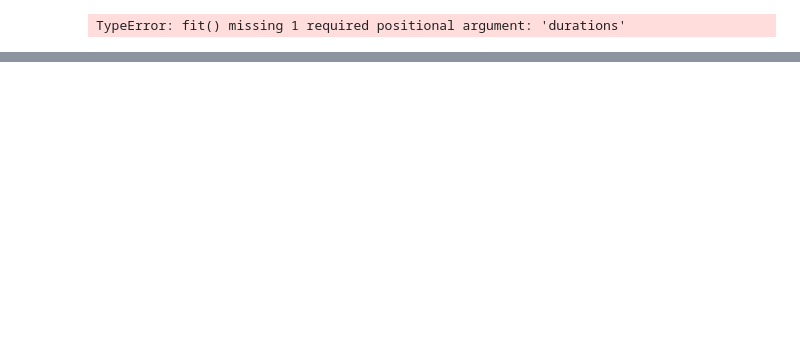
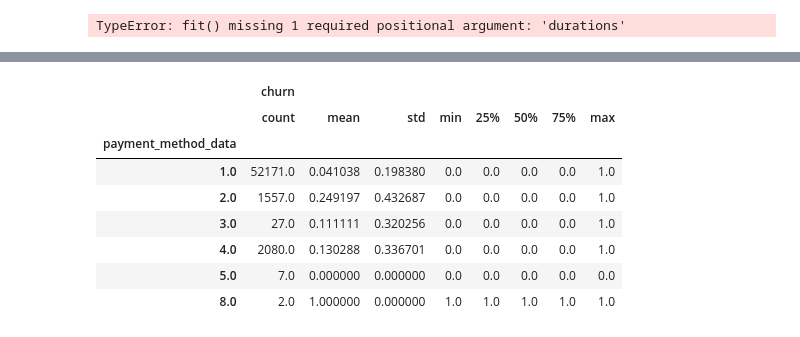
Before and after one commit to DiegoAlves-data/Visual_Studio_Data_Science, a Jupyter notebook: Final_Project/Final_Project_02.ipynb, the cells around one changed output, grey strips where cells are left out. Cells and saved outputs as stored; diff of their text form; code cells hidden in the pictures; blank space fills up the shorter version.

```diff
--- a/Final_Project/Final_Project_02.ipynb
+++ b/Final_Project/Final_Project_02.ipynb
@@ -610,0 +702,3 @@ def survival(data, group_field, time_field, event_field):
+# %%
+data_final['country'] = data_final.apply(replace, axis=1)
+data_final['country']
@@ -610,0 +718,3 @@ def survival(data, group_field, time_field, event_field):
+# %%
+teste = data_final.drop(['metadata.sessionCity','metadata.sessionCountryCode', 'metadata.sessionIsp','subscription_gateway_code', 'data','description', 'id','metadata.gateway.name', 'metadata.amount', 'metadata.is_subscription','reference_metadata.sessionCountryName', 'metadata.sessionCountryName', 'reference_metadata.countryAndCity', 'metadata.countryAndCity', 'reference_metadata.deviceCategory', 'metadata.deviceCategory', 'reference_metadata.sessionCity', 'reference_metadata.sessionCountryCode', 'reference_metadata.userAgentName', 'metadata.userAgentName', 'reference_metadata.userWindowResolution', 'metadata.userWindowResolution','metadata.sessionAdminSubDiv2', 'metadata.userLocation.lat', 'metadata.operatingSystemFamily', 'metadata.operatingSystemName', 'metadata.userLocation.lon', 'monthly_plan_charge', 'gateway_organization_id', 'gateway_currency_id', 'gatawey_json_response', 'is_from_webhook', 'is_manual', 'module', 'is_imported', 'ip','payment_method_id', 'frequency_id', 'subscription_cycle_number', 'reference_metadata.userLocation.lon','reference_metadata.userLocation.lat','reference_metadata.operatingSystemFamily','reference_metadata.operatingSystemName', 'currency.id',
+       'currency.name', 'currency.code', 'currency.symbol'], axis=1)
@@ -611 +731,10 @@ def survival(data, group_field, time_field, event_field):
+# %%
+data_final = teste.copy()
+# %%
+data_final.columns = ['index_x', 'lead_idd', 'person_id', 'organization_idd', 'event_id',
+       'is_subscription', 'amount', 'conversion_amount', 'state', 'status',
+       'created_at', 'updated_at', 'next_payment_date', 'organization_id',
+       'is_intent', 'payment_method', 'rng', 'amount', 'conversion_amount',
+       'payment_method_data', 'gateway', 'is_subscription',
+       'currency.conversion_amount', 'operating_system', 'index_y', 'churn']
 # %%
@@ -614,0 +763,12 @@ AttributeError: 'DataFrame' object has no attribute 'unique'
+# %%
+data_final.groupby('payment_method_data').describe()[['churn']]
+# %% [output]
+|  | churn |  |  |  |  |  |  |  |
+|  | count | mean | std | min | 25% | 50% | 75% | max |
+| payment_method_data |  |  |  |  |  |  |  |  |
+| 1.0 | 52171.0 | 0.041038 | 0.198380 | 0.0 | 0.0 | 0.0 | 0.0 | 1.0 |
+| 2.0 | 1557.0 | 0.249197 | 0.432687 | 0.0 | 0.0 | 0.0 | 0.0 | 1.0 |
+| 3.0 | 27.0 | 0.111111 | 0.320256 | 0.0 | 0.0 | 0.0 | 0.0 | 1.0 |
+| 4.0 | 2080.0 | 0.130288 | 0.336701 | 0.0 | 0.0 | 0.0 | 0.0 | 1.0 |
+| 5.0 | 7.0 | 0.000000 | 0.000000 | 0.0 | 0.0 | 0.0 | 0.0 | 0.0 |
+| 8.0 | 2.0 | 1.000000 | 0.000000 | 1.0 | 1.0 | 1.0 | 1.0 | 1.0 |
```
Also changed, not shown: parts of 33 cells of this notebook.
